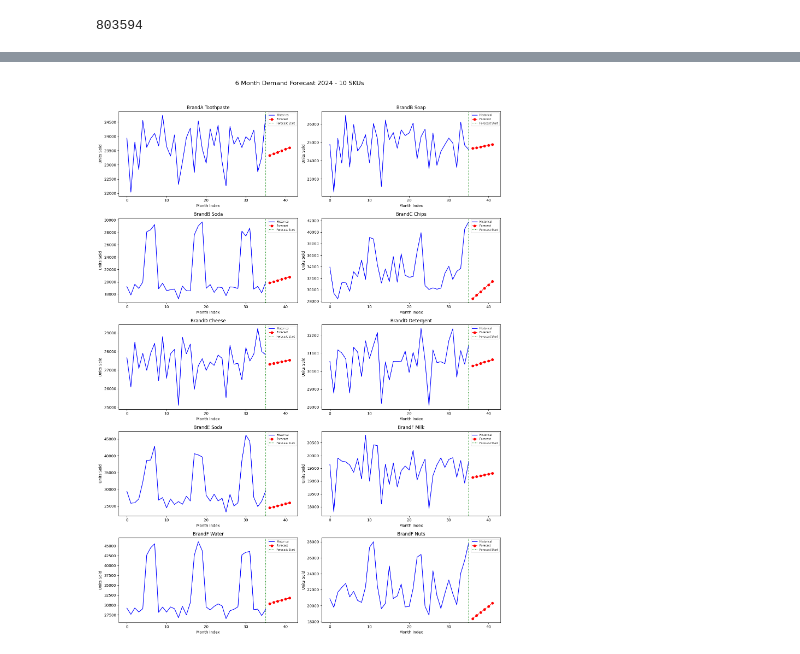
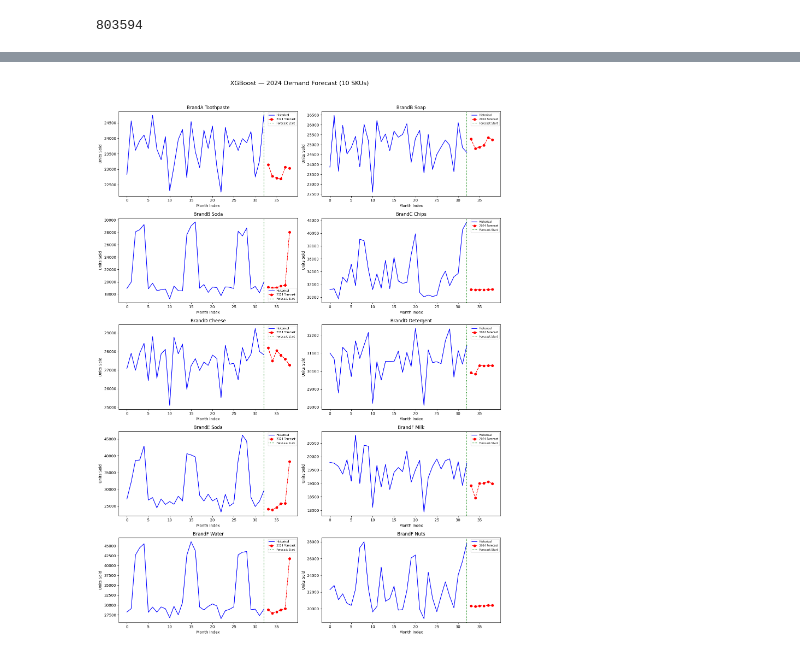
Before and after one commit to Iannoh-png/Everything-Data-Official-Project, a Jupyter notebook: Everything_Data_Official_Project.ipynb, the cells around one changed output, grey strips where cells are left out. Cells and saved outputs as stored; diff of their text form; code cells hidden in the pictures.

```diff
--- a/Everything_Data_Official_Project.ipynb
+++ b/Everything_Data_Official_Project.ipynb
@@ -2,5 +2,15 @@
 <a href="https://colab.research.google.com/github/Iannoh-png/Everything-Data-Official-Project/blob/main/Everything_Data_Official_Project.ipynb" target="_parent"><img src="https://colab.research.google.com/assets/colab-badge.svg" alt="Open In Colab"/></a>
 # %%
 import pandas as pd
-# %%
-df = pd.read_csv('fmcg_sales_3years_1M_rows.csv')
+# %%
+import os
+import pandas as pd
+
+file_path = "/content/drive/MyDrive/fmcg_sales_3years_1M_rows.csv"
+
+if os.path.exists(file_path):
+    print(f"File '{file_path}' exists. Attempting to read...")
+    df = pd.read_csv(file_path)
+    print("DataFrame loaded successfully.")
+else:
+    print(f"Error: File '{file_path}' does not exist. Please check the path and ensure Google Drive is mounted correctly.")
@@ -811,38 +828,50 @@ BrandB Soap:
 # %%
 fig, axes = plt.subplots(5, 2, figsize=(15, 20))
 axes = axes.flatten()
 
 for i, sku in enumerate(selected_skus):
-  sku_data = sku_forecast_df3[sku_forecast_df3['sku_name'] == sku].copy()
+    sku_data = sku_enhanced[sku_enhanced['sku_name'] == sku].copy()
 
-  X = sku_data[['year', 'month', 'avg_discount',
-                'avg_promo', 'avg_holiday',
-                'avg_temp', 'avg_rain']]
-  y = sku_data['units_sold']
+    X_all = sku_data[features]
+    y_all = sku_data['units_sold']
 
-  model = LinearRegression()
-  model.fit(X, y)
+    last_3 = sku_data['units_sold'].tail(3).values
+    future_months_xgb['lag_1'] = last_3[-1]
+    future_months_xgb['lag_2'] = last_3[-2]
+    future_months_xgb['lag_3'] = last_3[-3]
+    future_months_xgb['rolling_mean_3'] = last_3.mean()
 
-  forecast = model.predict(future_months)
+    model = XGBRegressor(
+        n_estimators=100,
+        max_depth=3,
+        learning_rate=0.1,
+        random_state=42,
+        verbosity=0
+    )
+    model.fit(X_all, y_all)
+    forecast = model.predict(future_months_xgb[features])
 
-  # Plot historical
-  axes[i].plot(range(36), y,
-               label='Historical', color='blue')
-  # Plot forecast
-  axes[i].plot(range(36, 42), forecast,
-               label = 'Forecast', color='red',
-               linestyle='--', marker='o')
+    # Plot historical
+    axes[i].plot(range(len(sku_data)), y_all,
+                 label='Historical', color='blue')
 
-  axes[i].axvline(x=35, color='green',
-                  linestyle=':', label='Forecast Start')
-  axes[i].set_title(f'{sku}')
-  axes[i].legend(fontsize=7)
-  axes[i].set_xlabel('Month Index')
-  axes[i].set_ylabel('Units Sold')
+    # Plot forecast
+    axes[i].plot(range(len(sku_data), len(sku_data) + 6),
+                 forecast, label='2024 Forecast',
+                 color='red', linestyle='--', marker='o')
 
-plt.suptitle('6 Month Demand Forecast 2024 - 10 SKUs',
-            fontsize=16, y=1.02)
+    # Forecast start line
+    axes[i].axvline(x=len(sku_data) - 1, color='green',
+                    linestyle=':', label='Forecast Start')
+
+    axes[i].set_title(f'{sku}')
+    axes[i].legend(fontsize=7)
+    axes[i].set_xlabel('Month Index')
+    axes[i].set_ylabel('Units Sold')
+
+plt.suptitle('XGBoost — 2024 Demand Forecast (10 SKUs)',
+             fontsize=16, y=1.02)
 plt.tight_layout()
 plt.show()
 # %% [output]
-[figure, old version]
+[figure, new version]
```
Also changed, not shown: parts of 14 cells of this notebook.
